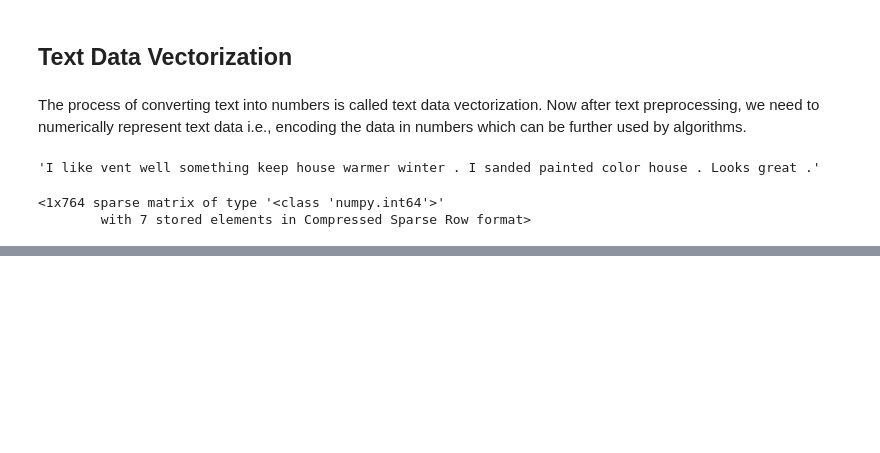
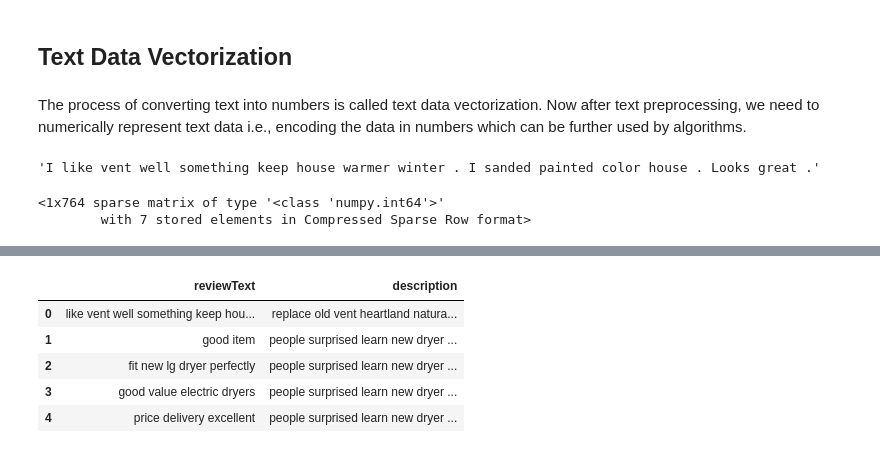
Before and after one commit to VianneyMI/amazon_fake_reviews, a Jupyter notebook: model_features/test_modelling.ipynb, the cells around one changed output, grey strips where cells are left out. Drawn from its saved outputs; the diff is of its cells as text; code cells hidden in the pictures; blank space fills up the shorter version.

```diff
--- a/model_features/test_modelling.ipynb
+++ b/model_features/test_modelling.ipynb
@@ -239,0 +273,3 @@ reviews_bow[0]
+# %%
+text="LanguageTool offers spell and grammar checking. Just paste your text here and click the ‘Check Text’ button. Click the colored phrases for details on potential errors. or use this text too see an few of of the problems that LanguageTool can detecd. What do you thinks of grammar checkers? Please not that they are not perfect. Style issues get a blue marker: It’s 5 P.M. in the afternoon. The weather was nice on Thursday, 27 June 2017"
+text
@@ -239,0 +371,7 @@ reviews_bow[0]
+# %%
+def clean_string(text):
+    text=''.join([word for word in text if word not in string.punctuation])
+    text=text.lower()
+    text=' '.join([word for word in text.split() if word not in stop_words])
+
+    return text
@@ -239,0 +434,11 @@ reviews_bow[0]
+# %%
+review_fit['reviewText']=review_fit['reviewText'].apply(lambda x : clean_string(x))
+review_fit['description']=review_fit['description'].apply(lambda x : clean_string(x))
+review_fit.head()
+# %% [output]
+|  | reviewText | description |
+| 0 | like vent well something keep hou... | replace old vent heartland natura... |
+| 1 | good item | people surprised learn new dryer ... |
+| 2 | fit new lg dryer perfectly | people surprised learn new dryer ... |
+| 3 | good value electric dryers | people surprised learn new dryer ... |
+| 4 | price delivery excellent | people surprised learn new dryer ... |
```
Also changed, not shown: parts of 45 cells of this notebook, 2 other files.
